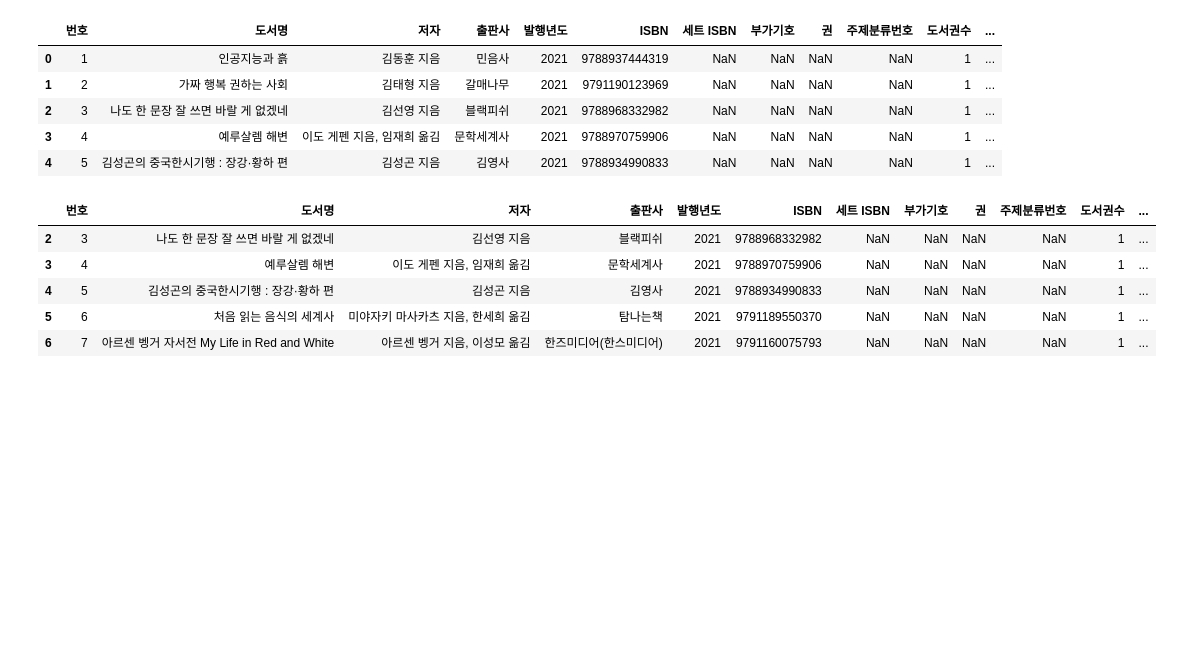
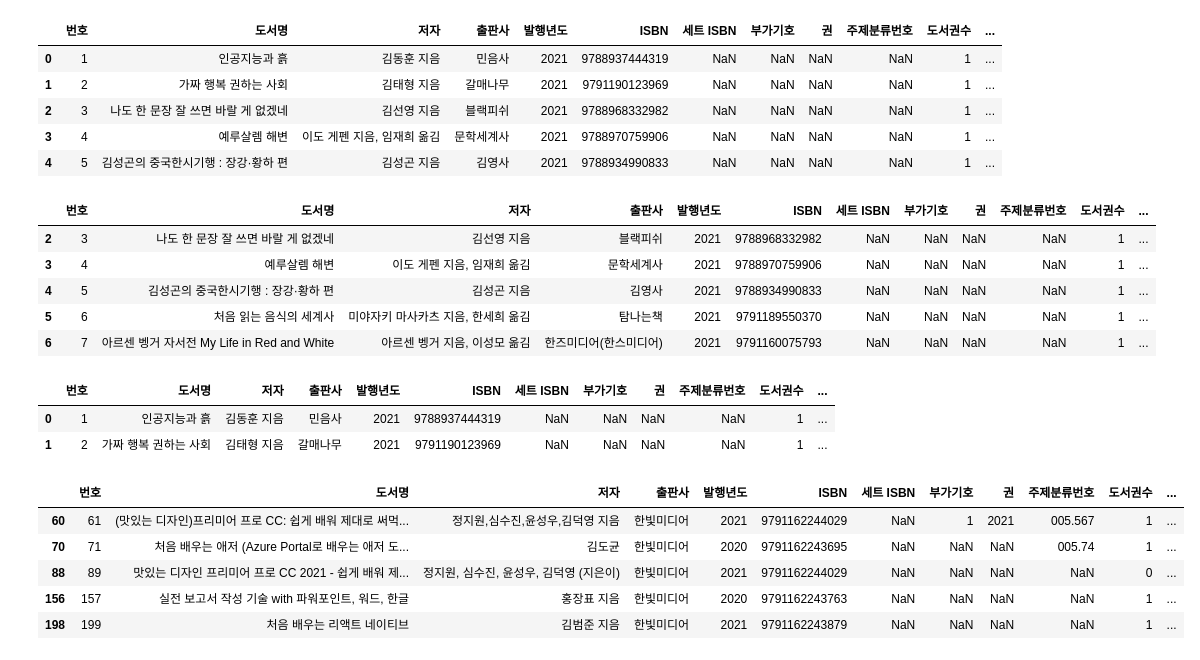
Before and after one commit to wooziBong/-_---, a Jupyter notebook: Chapter3.ipynb, the cells around one changed output. Drawn from its saved outputs; the diff is of its cells as text; code cells hidden in the pictures; blank space fills up the shorter version.

```diff
--- a/Chapter3.ipynb
+++ b/Chapter3.ipynb
@@ -161,0 +165,27 @@ ns_book2.head()
+# %%
+# [] 연산자와 슬라이싱
+# [] 연산자 -> 열 이름 또는 열 이름 리스트를 전달하여 데이터프레임의 열을 선택할 수 있다.
+# 슬라이싱이나 불리언 배열을 전달하면 행을 선택한다.
+
+# ns_booktes = ns_book[2:] # 인덱스 2부터 출력
+# ns_booktes. head()
+
+ns_book2 = ns_book[0:2] # 인덱스 0과 1만 선택, 2 포함 x
+ns_book2.head()
+# %% [output]
+|  | 번호 | 도서명 | 저자 | 출판사 | 발행년도 | ISBN | 세트 ISBN | 부가기호 | 권 | 주제분류번호 | 도서권수 | ... |
+| 0 | 1 | 인공지능과 흙 | 김동훈 지음 | 민음사 | 2021 | 9788937444319 | NaN | NaN | NaN | NaN | 1 | ... |
+| 1 | 2 | 가짜 행복 권하는 사회 | 김태형 지음 | 갈매나무 | 2021 | 9791190123969 | NaN | NaN | NaN | NaN | 1 | ... |
+# %%
+# [] 연산자와 불리언 배열
+# 출판사가 한빛미디어인 행만 선택한다.
+selected_rows = ns_df['출판사'] == '한빛미디어'
+ns_book2 = ns_book[selected_rows]
+ns_book2.head()
+# %% [output]
+|  | 번호 | 도서명 | 저자 | 출판사 | 발행년도 | ISBN | 세트 ISBN | 부가기호 | 권 | 주제분류번호 | 도서권수 | ... |
+| 60 | 61 | (맛있는 디자인)프리미어 프로 CC: 쉽게 배워 제대로 써먹... | 정지원,심수진,윤성우,김덕영 지음 | 한빛미디어 | 2021 | 9791162244029 | NaN | 1 | 2021 | 005.567 | 1 | ... |
+| 70 | 71 | 처음 배우는 애저 (Azure Portal로 배우는 애저 도... | 김도균 | 한빛미디어 | 2020 | 9791162243695 | NaN | NaN | NaN | 005.74 | 1 | ... |
+| 88 | 89 | 맛있는 디자인 프리미어 프로 CC 2021 - 쉽게 배워 제... | 정지원, 심수진, 윤성우, 김덕영 (지은이) | 한빛미디어 | 2021 | 9791162244029 | NaN | NaN | NaN | NaN | 0 | ... |
+| 156 | 157 | 실전 보고서 작성 기술 with 파워포인트, 워드, 한글 | 홍장표 지음 | 한빛미디어 | 2020 | 9791162243763 | NaN | NaN | NaN | NaN | 1 | ... |
+| 198 | 199 | 처음 배우는 리액트 네이티브 | 김범준 지음 | 한빛미디어 | 2021 | 9791162243879 | NaN | NaN | NaN | NaN | 1 | ... |
```
Also changed, not shown: parts of 23 cells of this notebook.
